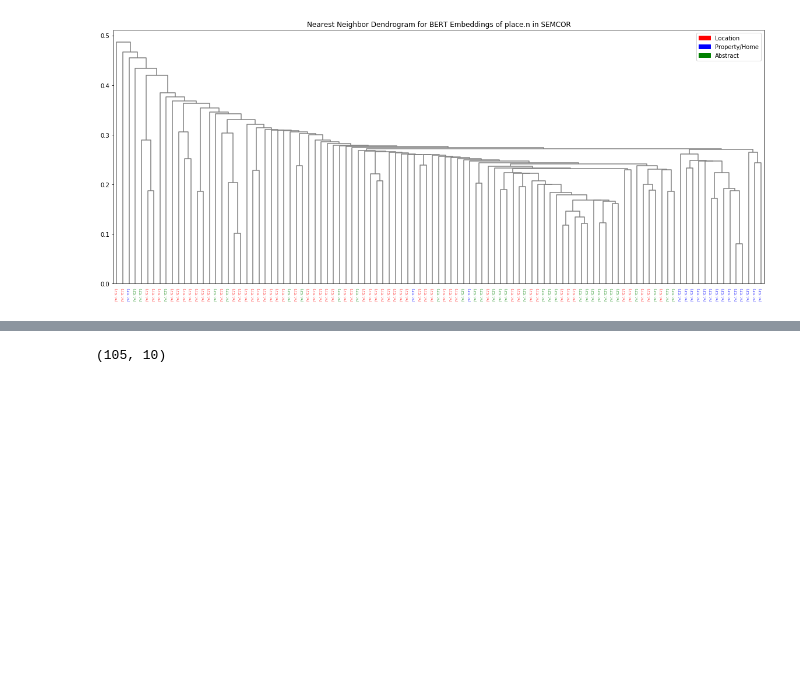
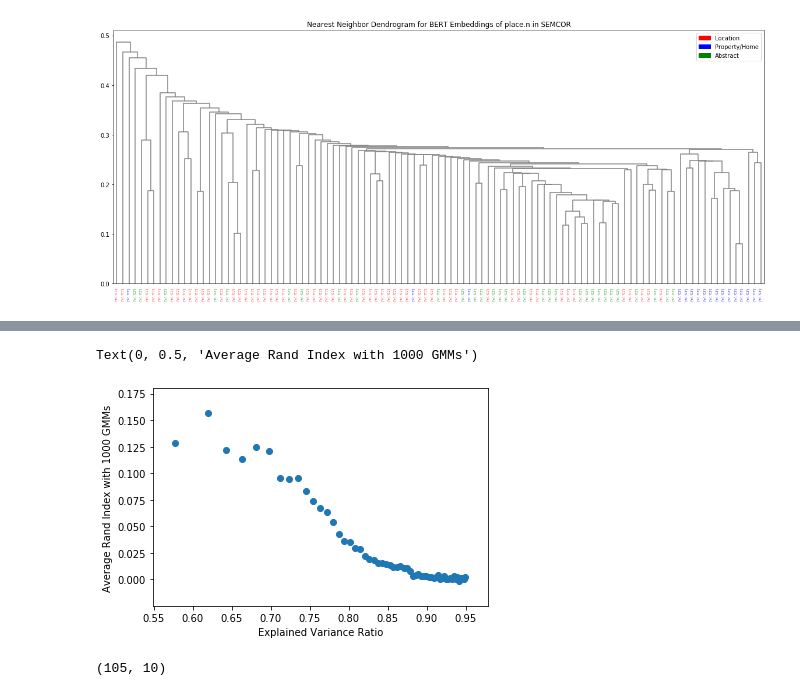
Before and after one commit to sathvikn/bert-wordsense, a Jupyter notebook: codebase/dendrograms.ipynb, the cells around one changed output, grey strips where cells are left out. Drawn from its saved outputs; the diff is of its cells as text; code cells hidden in the pictures; blank space fills up the shorter version.

```diff
--- a/codebase/dendrograms.ipynb
+++ b/codebase/dendrograms.ipynb
@@ -81,2 +113,9 @@ Requirement already satisfied: numpy>=1.11.0 in /anaconda3/envs/bert/lib/python3
+# %%
+plt.scatter(ev_ratios, gmm_gt_means)
+plt.xlabel("Explained Variance Ratio")
+plt.ylabel("Average Rand Index with 1000 GMMs")
+# %% [output]
+Text(0, 0.5, 'Average Rand Index with 1000 GMMs')
+[figure, added]
 # %%
 import sklearn.mixture
```
Also changed, not shown: parts of 15 cells of this notebook, 1 other file.
